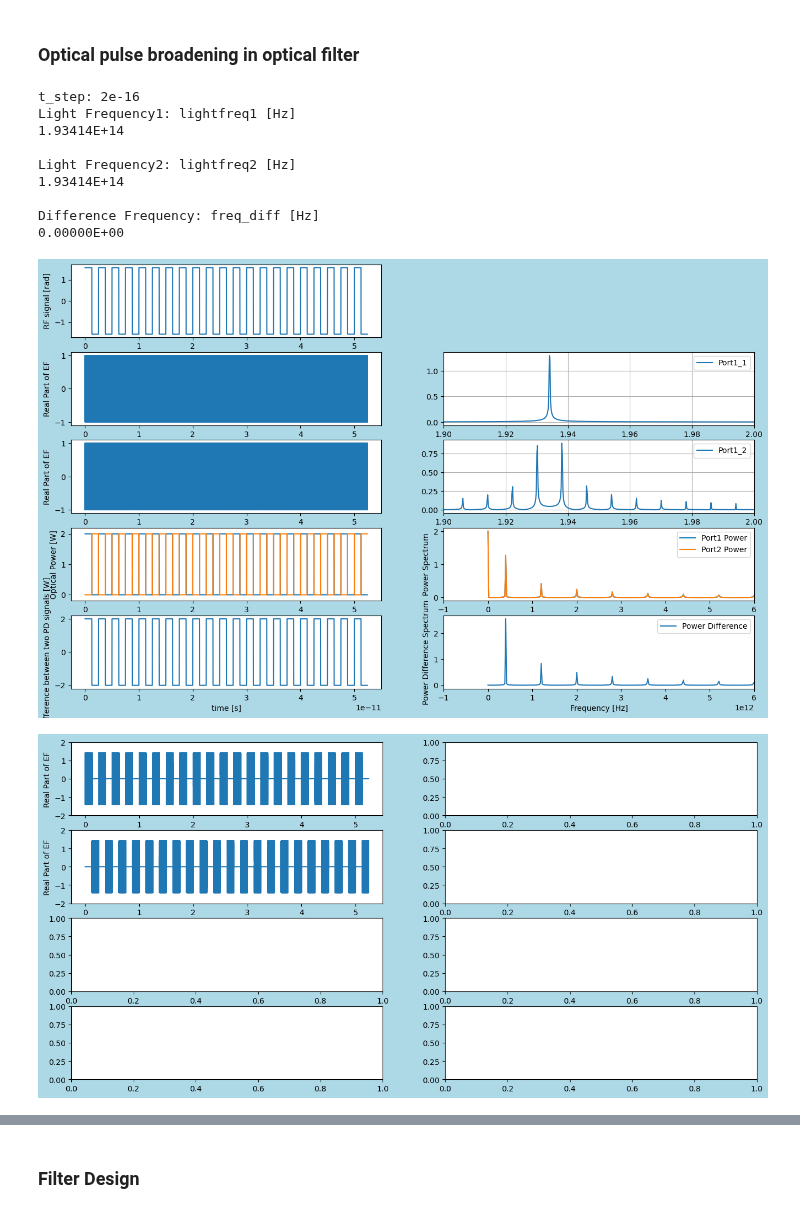
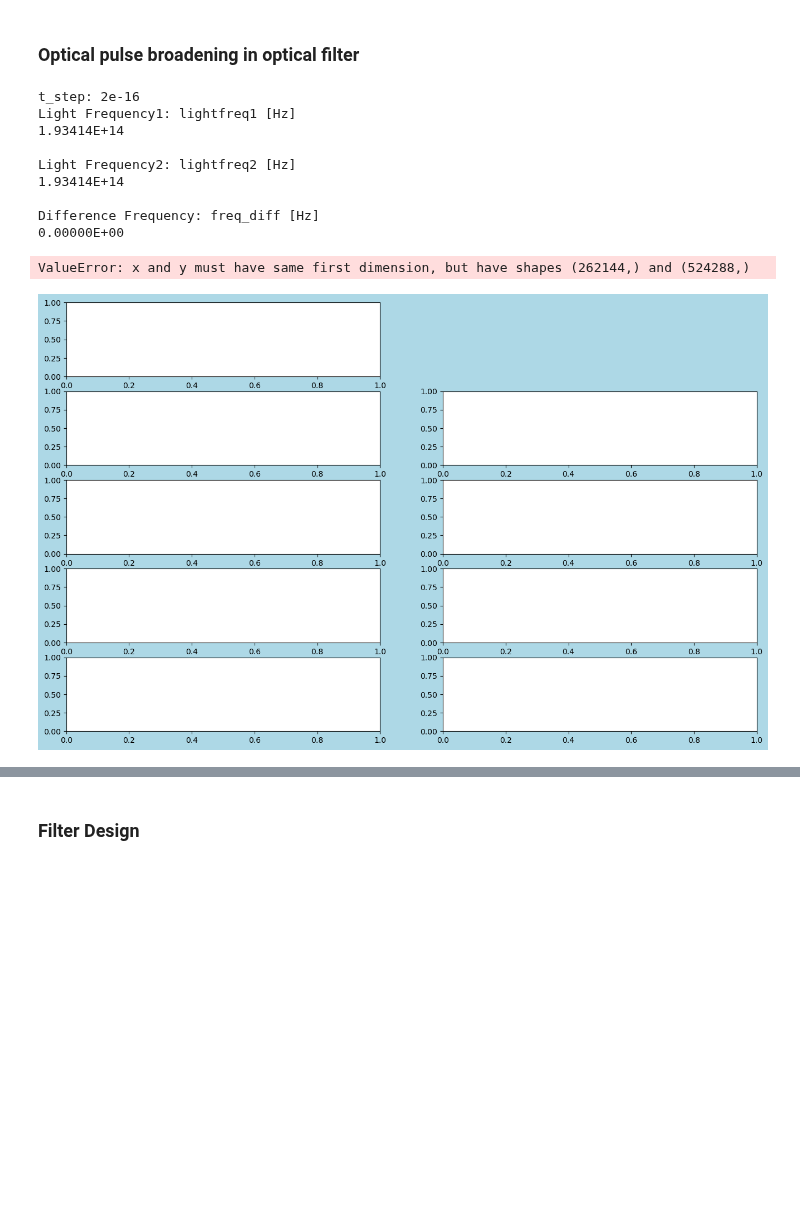
Before and after one commit to tacticstactics/Optical-pulse-broadening, a Jupyter notebook: optical_pulse_broadening_optical_filter.ipynb, the cells around one changed output, grey strips where cells are left out. Cells and saved outputs as stored; diff of their text form; code cells hidden in the pictures; blank space fills up the shorter version.

```diff
--- a/optical_pulse_broadening_optical_filter.ipynb
+++ b/optical_pulse_broadening_optical_filter.ipynb
@@ -46,6 +46,26 @@ def beamsplitter(PT,Ein):
      Eout = np.dot(BSmatrix1, Ein)
 
      return Eout
+# %%
+
+def generate_pulse_train(duty_ratio, frequency, duration, sampling_rate=1000):
+    # Calculate the period of the pulse train
+    period = 1.0 / frequency
+
+    # Calculate the number of samples for high and low parts of the signal
+    high_samples = int(duty_ratio * period * sampling_rate)
+    low_samples = int((1 - duty_ratio) * period * sampling_rate)
+
+    # Create one period of the pulse train
+    pulse_one_period = np.concatenate([np.ones(high_samples), np.zeros(low_samples)])
+
+    # Calculate the total number of samples
+    total_samples = int(duration * sampling_rate)
+
+    # Repeat the pulse train to cover the entire duration
+    pulse_train = np.tile(pulse_one_period, int(np.ceil(total_samples / len(pulse_one_period))))[:total_samples]
+
+    return pulse_train
 # %%
 samplerate = 2**18 # Number of Points
 t_step = 2e-16 #[s]
@@ -62,13 +82,32 @@ dc_offset = 0 # DC offset
 #rfsignalcol = amp_c * np.sin(2 * np.pi * freq_rf * tcol) + dc_offset #[rad]
 
 #Rectangular
-rfsignalcol = amp_c *signal.square(2 * np.pi * freq_rf * tcol) +dc_offset #[rad]
+#rfsignalcol = amp_c *signal.square(2 * np.pi * freq_rf * tcol) +dc_offset #[rad]
 
 #prbs
 #rfsignalcol = prbs_1(samplerate, a1_range = [0,1], b1_range = [10, 50])
 #rfsignalcol = prbs_2(samplerate, numberofpointspersymbol = 2 ** 6)
 
+#----
+# Parameters
+duty_ratio = 0.3  # Duty ratio (e.g., 30% high, 70% low)
+frequency = 5.0   # Frequency of the pulse train in Hz
+duration = 2.0    # Duration of the pulse train in seconds
+#sampling_rate = 1000  # Sampling rate in samples per second
 
+# Generate the pulse train
+rfsignalcol = generate_pulse_train(duty_ratio, frequency, duration, samplerate)
+#----
+
+# Plot the pulse train
+#plt.figure(figsize=(10, 4))
+#plt.plot(np.arange(len(pulse_train)) / sampling_rate, pulse_train, label=f'Duty Ratio: {duty_ratio * 100}%')
+#plt.xlabel('Time (s)')
+#plt.ylabel('Amplitude')
+#plt.title('Pulse Train with Variable Duty Ratio')
+#plt.legend()
+#plt.grid(True)
+#plt.show()
 
 no = 1 # Refractive Index of medium
 
@@ -240,35 +279,35 @@ ax2_5 = fig2.add_subplot(5, 2, 5)
 ax2_6 = fig2.add_subplot(5, 2, 6)
 ax2_7 = fig2.add_subplot(5, 2, 7)
 ax2_8 = fig2.add_subplot(5, 2, 8)
 ax2_9 = fig2.add_subplot(5, 2, 9)
 ax2_10 = fig2.add_subplot(5, 2, 10)
 
 #nn = 2 ** 14 # number of
 nn = samplerate # number of
 
 ax2_3.plot(tcol[0:nn],np.real(Port3_1_EFcol[0:nn]))
 ax2_3.set_ylabel("Real Part of EF")
 ax2_3.set_ylim(-2,2)
 
 ax2_5.plot(tcol[0:nn],np.real(Port3_2_EFcol[0:nn]))
 ax2_5.set_ylabel("Real Part of EF")
 ax2_5.set_ylim(-2,2)
 
 #plt.savefig(f"{wl2}_{freq_rf}.png", dpi=300)
 
 plt.show()
 # %% [output]
 t_step: 2e-16
 Light Frequency1: lightfreq1 [Hz]
 1.93414E+14
 
 Light Frequency2: lightfreq2 [Hz]
 1.93414E+14
 
 Difference Frequency: freq_diff [Hz]
 0.00000E+00
+ValueError: x and y must have same first dimension, but have shapes (262144,) and (524288,)
-[figure, old version]
+[figure, new version]
-[figure, removed]
 # %%
 
 N = 2* samplerate
```
Also changed, not shown: parts of 2 cells of this notebook.
